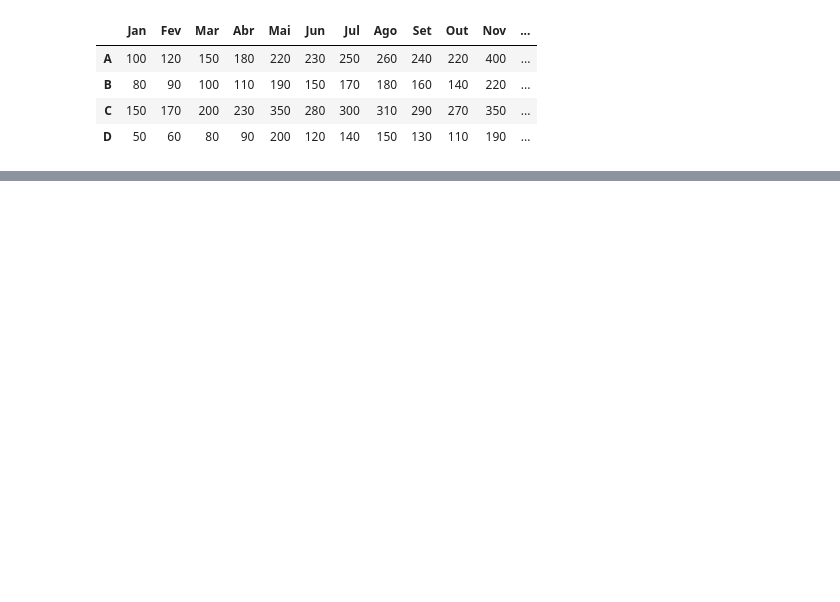
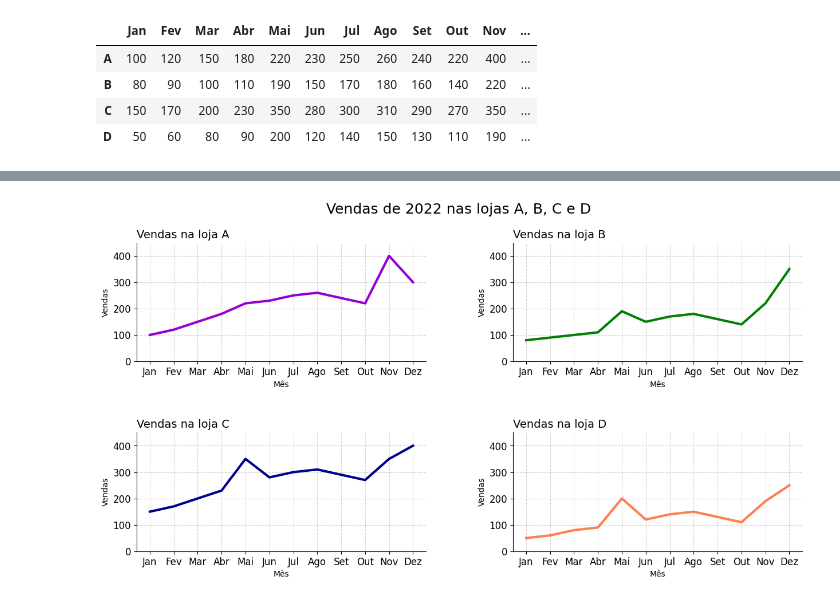
Before and after one commit to joaopfs97/data_science_exploring_data, a Jupyter notebook: data_visualization.ipynb, the cells around one changed output, grey strips where cells are left out. Cells and saved outputs as stored; diff of their text form; code cells hidden in the pictures; blank space fills up the shorter version.

```diff
--- a/data_visualization.ipynb
+++ b/data_visualization.ipynb
@@ -204,0 +240,21 @@ plt.show()
+# %%
+cores = ['darkviolet', 'green', 'darkblue', 'coral']
+
+fig, ax = plt.subplots(2,2, figsize = (15,7))
+fig.suptitle('Vendas de 2022 nas lojas A, B, C e D', fontsize=18)
+fig.subplots_adjust(hspace = 0.6, wspace = 0.3)
+for i, ax in enumerate(ax.flat):
+  ax.plot(vendas.loc[vendas.index[i]],lw=3, color = cores[i])
+  ax.set_title(f'Vendas na loja {vendas.index[i]}', fontsize = 14, loc='left')
+  ax.set_xlabel('Mês')
+  ax.set_ylabel('Vendas')
+  ax.xaxis.set_tick_params(labelsize = 12)
+  ax.yaxis.set_tick_params(labelsize = 12)
+  ax.grid(True,linestyle='--',color='lightgrey')
+  ax.set_ylim(0,450)
+  ax.spines['top'].set_visible(False)
+  ax.spines['right'].set_visible(False)
+
+plt.show()
+# %% [output]
+[figure, added]
```
Also changed, not shown: parts of 9 cells of this notebook.
